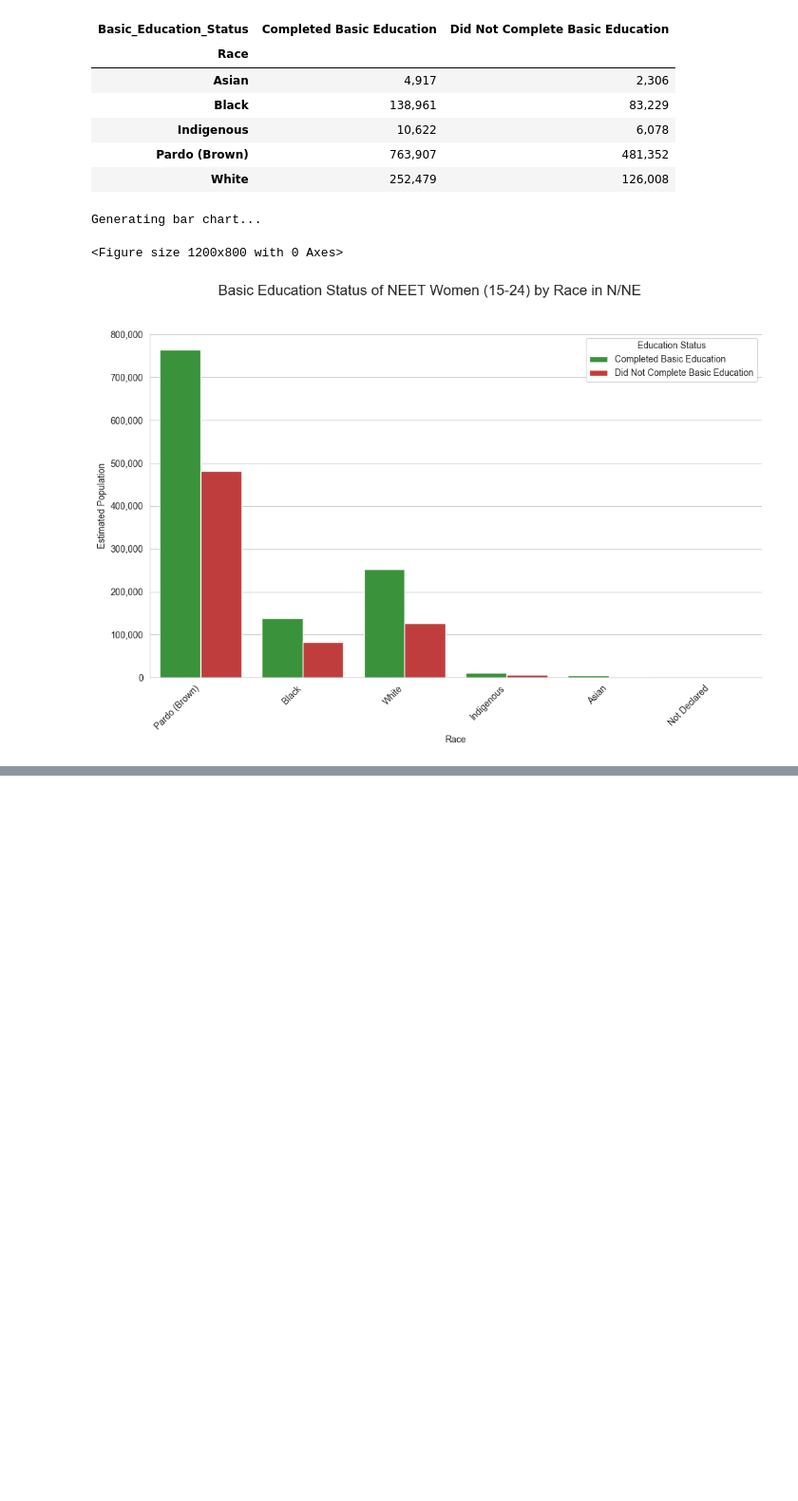
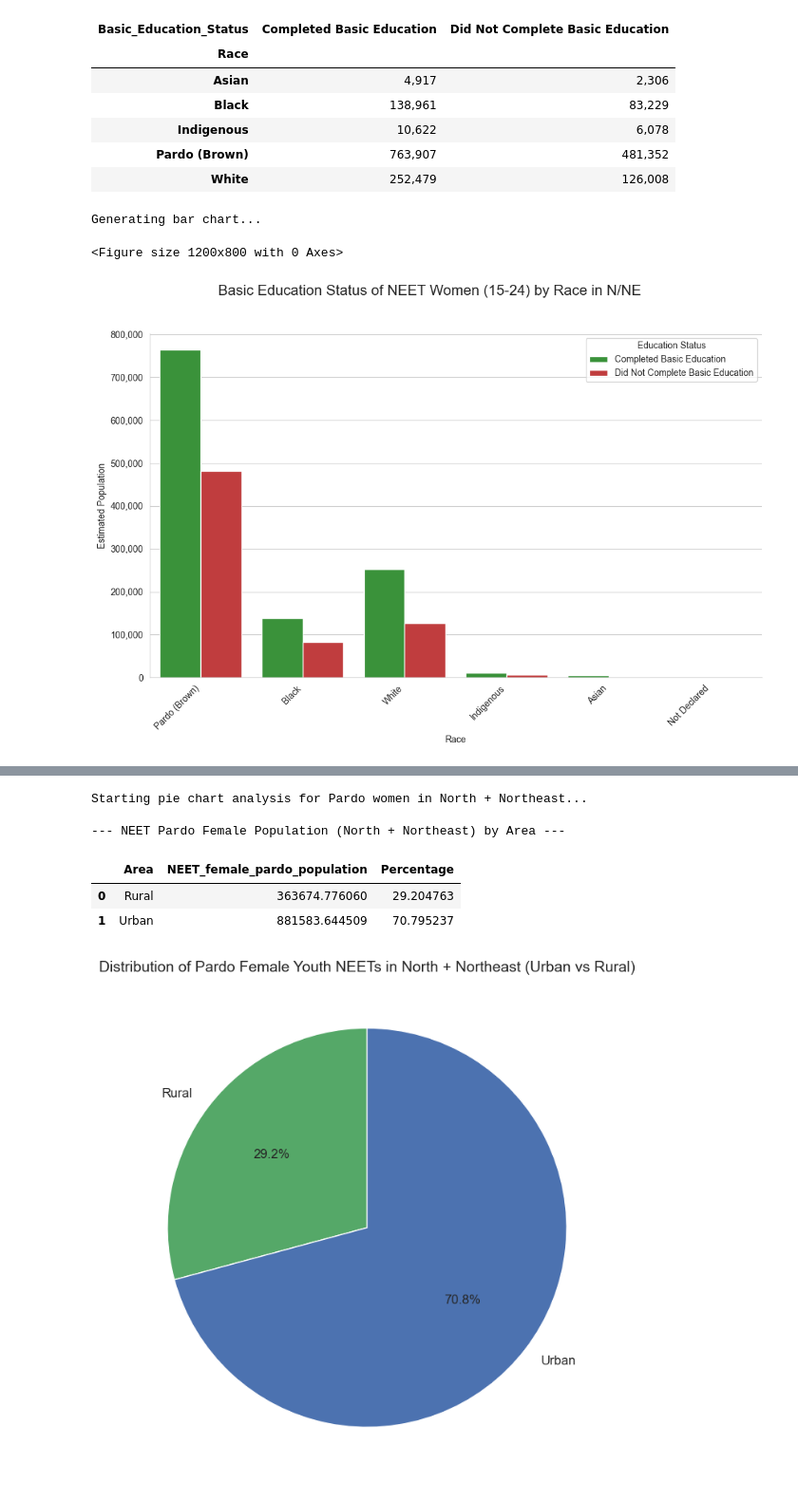
Before and after one commit to Ligia-pdf/NEETBrazil, a Jupyter notebook: newanalysis.ipynb, the cells around one changed output, grey strips where cells are left out. Shown: that part at 95% size. Cells and saved outputs as stored; diff of their text form; code cells hidden in the pictures; blank space fills up the shorter version.

```diff
--- a/newanalysis.ipynb
+++ b/newanalysis.ipynb
@@ -907,0 +1148,56 @@ Generating bar chart...
+# %%
+print("Starting pie chart analysis for Pardo women in North + Northeast...")
+
+# 1. Define North + Northeast state codes
+north_region_codes = [11, 12, 13, 14, 15, 16, 17]  # RO, AC, AM, RR, PA, AP, TO
+northeast_region_codes = [21, 22, 23, 24, 25, 26, 27, 28, 29]  # MA, PI, CE, RN, PB, PE, AL, SE, BA
+north_ne_codes = north_region_codes + northeast_region_codes
+
+# 2. Filter dataframe for females, Pardo, in North + Northeast
+df_pardo_female = df_neet[
+    (df_neet['id_uf'].isin(north_ne_codes)) &
+    (df_neet['female'] == 1) &
+    (df_neet['race_code'] == 4)  # 4 = Pardo (Brown)
+].copy()
+
+# 3. Map urban/rural codes
+area_mapping = {1: 'Urban', 2: 'Rural'}
+df_pardo_female['Area'] = df_pardo_female['area_code'].map(area_mapping)
+
+# 4. Group by Area (combined North + Northeast)
+pardo_area_summary = df_pardo_female.groupby('Area')['weight'].sum().reset_index()
+pardo_area_summary.rename(columns={'weight': 'NEET_female_pardo_population'}, inplace=True)
+
+# 5. Calculate percentages
+total_population = pardo_area_summary['NEET_female_pardo_population'].sum()
+pardo_area_summary['Percentage'] = (pardo_area_summary['NEET_female_pardo_population'] / total_population) * 100
+
+# Display table
+print("\n--- NEET Pardo Female Population (North + Northeast) by Area ---")
+display(pardo_area_summary)
+
+# 6. Create a single pie chart with rural/urban-friendly colors
+plt.figure(figsize=(7, 7))
+colors = {
+    'Urban': '#4C72B0',   # steel blue for urban
+    'Rural': '#55A868'    # green for rural
+}
+plt.pie(
+    pardo_area_summary['NEET_female_pardo_population'],
+    labels=pardo_area_summary['Area'],
+    autopct='%1.1f%%',
+    startangle=90,
+    colors=[colors[area] for area in pardo_area_summary['Area']],
+    textprops={'fontsize': 12}
+)
+plt.title('Distribution of Pardo Female Youth NEETs in North + Northeast (Urban vs Rural)', fontsize=14)
+plt.tight_layout()
+plt.show()
+# %% [output]
+Starting pie chart analysis for Pardo women in North + Northeast...
+
+--- NEET Pardo Female Population (North + Northeast) by Area ---
+|  | Area | NEET_female_pardo_population | Percentage |
+| 0 | Rural | 363674.776060 | 29.204763 |
+| 1 | Urban | 881583.644509 | 70.795237 |
+[figure, added]
```
Also changed, not shown: parts of 3 cells of this notebook.
